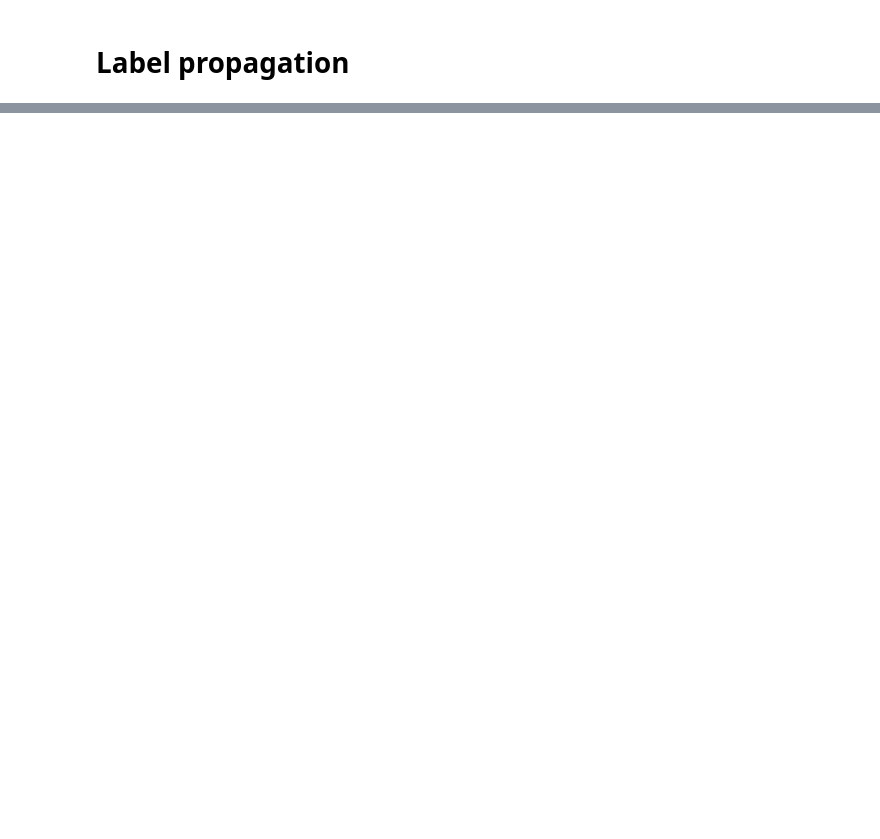
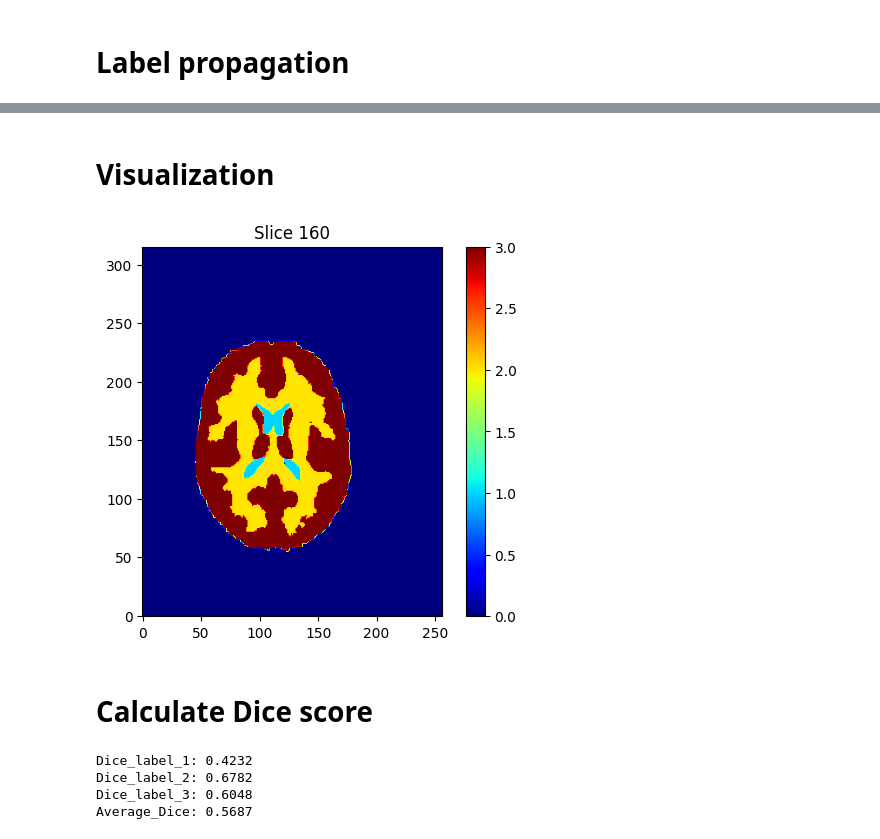
Before and after one commit to PabloBetancur428/Image_Registration, a Jupyter notebook: label_propagation.ipynb, the cells around one changed output, grey strips where cells are left out. Cells and saved outputs as stored; diff of their text form; code cells hidden in the pictures; blank space fills up the shorter version.

```diff
--- a/label_propagation.ipynb
+++ b/label_propagation.ipynb
@@ -54,0 +194,26 @@ ValueError: Image data has type int64, which may cause incompatibilities with ot
+# %% [markdown]
+# Visualization
+# %%
+import nibabel as nib
+import matplotlib.pyplot as plt
+
+# Load the NIfTI file
+file_path = r"C:\Users\User\Desktop\UDG_old_pc\UDG\Subjects\MISSSSSA\Atlas_part2\Code\Label_prop\label_prop_prueba.nii".replace("\\", "/")  # Replace with your file path
+img = nib.load(file_path)
+
+# Get the image data as a NumPy array
+data = img.get_fdata()
+
+# Select a slice to display (e.g., middle slice along the third axis)
+slice_num = 160  # Taking a middle slice
+slice_data = data[:, :, slice_num]
+
+# Plot the slice
+plt.imshow(slice_data.T, cmap='jet', origin='lower')
+plt.colorbar()
+plt.title(f'Slice {slice_num}')
+plt.show()
+# %% [output]
+[figure, added]
+# %% [markdown]
+# Calculate Dice score
@@ -54,0 +267,18 @@ ValueError: Image data has type int64, which may cause incompatibilities with ot
+# %%
+
+# Paths to the segmented and ground truth images
+patient = 1003
+segmentation_path = fr"C:\Users\User\Desktop\UDG_old_pc\UDG\Subjects\MISSSSSA\Atlas_part2\Code\Label_prop\Label_prop_{patient}.nii".replace("\\", "/")
+ground_truth_path = fr"C:\Users\User\Desktop\UDG_old_pc\UDG\Subjects\MISSSSSA\Atlas_part2\test-set\testing-labels\1003_3C.nii.gz".replace("\\", "/")
+
+# Compute Dice scores
+dice_scores = compute_dice_scores(segmentation_path, ground_truth_path)
+
+# Print Dice scores
+for label, score in dice_scores.items():
+    print(f'{label}: {score:.4f}')
+# %% [output]
+Dice_label_1: 0.4232
+Dice_label_2: 0.6782
+Dice_label_3: 0.6048
+Average_Dice: 0.5687
```
Also changed, not shown: parts of 10 cells of this notebook.
